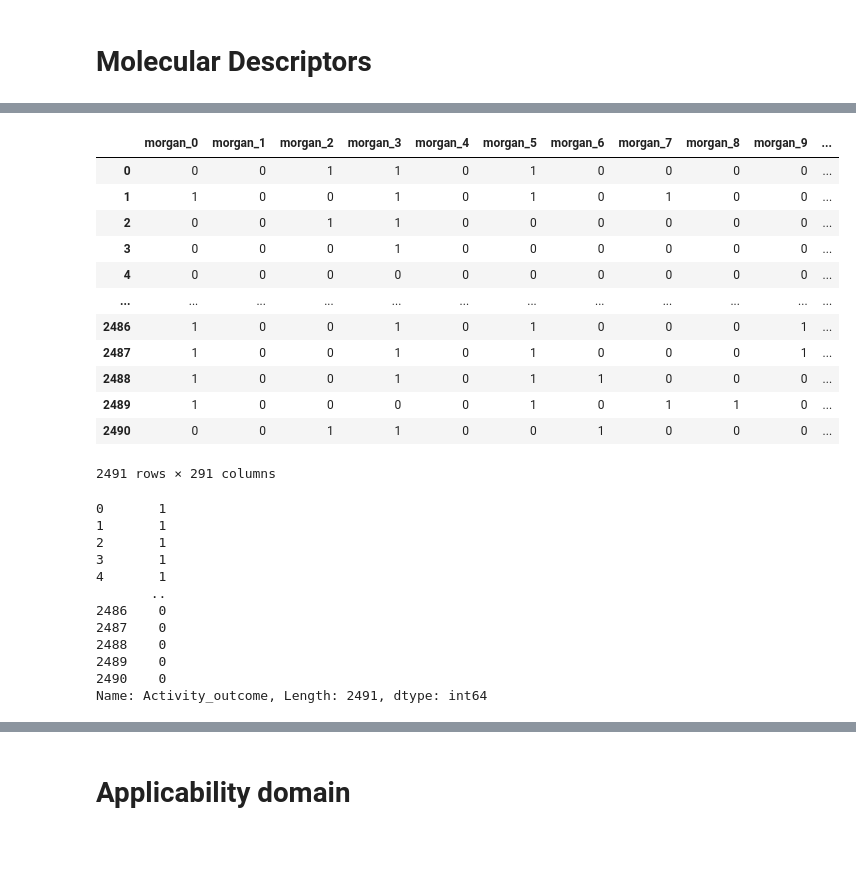
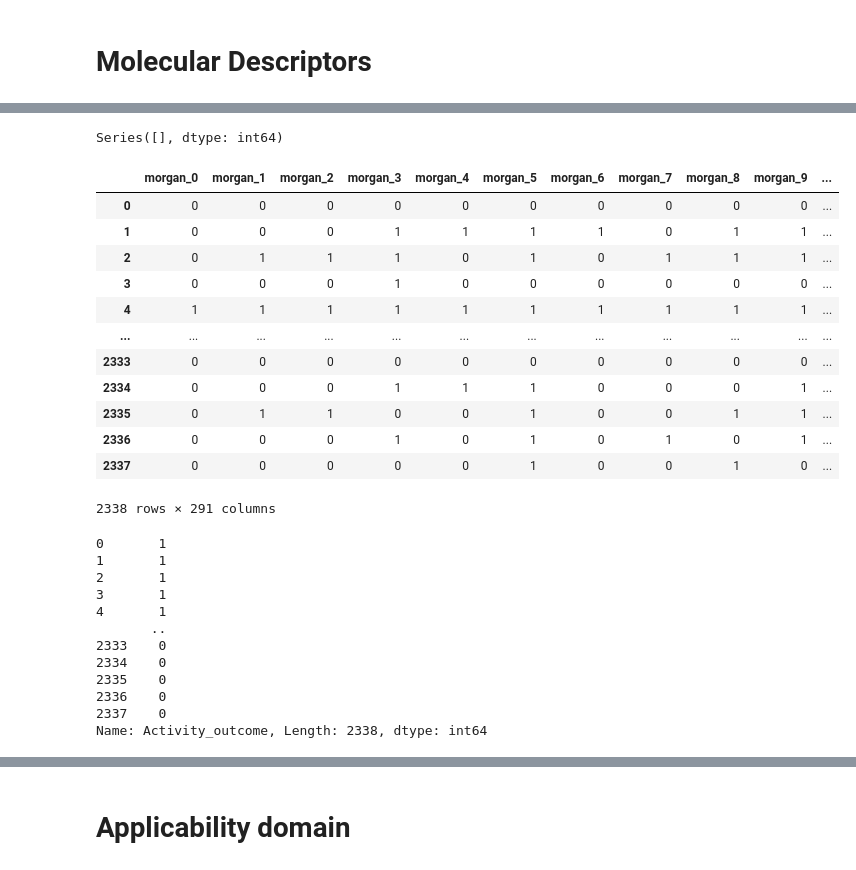
Before and after one commit to EugeneLamptey/VP16, a Jupyter notebook: Data_preparation1.ipynb, the cells around one changed output, grey strips where cells are left out. Drawn from its saved outputs; the diff is of its cells as text; code cells hidden in the pictures.

```diff
--- a/Data_preparation1.ipynb
+++ b/Data_preparation1.ipynb
@@ -245,0 +274,4 @@ def maccs_fps(mols):
+# %%
+url = "https://raw.githubusercontent.com/Ghaby-X/VP16-inhibitors-pred/main/Assayresults_preprocessed.csv"
+df = pd.read_csv(url)
+df
@@ -246,3 +292,6 @@ def maccs_fps(mols):
+# %%
+smiles_list = df['Canonical_smiles'].to_list()  # convert the Canonical Smiles columns to a list
+mols = [Chem.MolFromSmiles(smi) for smi in smiles_list] # generates the 2D structures of molecular smiles
 # %%
 df_maccsfps = maccs_fps(mols)
 df_morganfps = morgan_fps(mols)
@@ -277,8 +298,5 @@ df_morganfps = morgan_fps(mols)
-# %%
-df_maccsfps = maccs_fps(mols)
-df_morganfps = morgan_fps(mols)
 # %%
-df = df_morganfps.join(df_maccsfps)
-df
+df1 = df_morganfps.join(df_maccsfps)
+df1
 # %% [output]
 |  | morgan_0 | morgan_1 | morgan_2 | morgan_3 | morgan_4 | morgan_5 | morgan_6 | morgan_7 | morgan_8 | morgan_9 | ... |
@@ -312,22 +315,26 @@ Length: 291, dtype: int64
+# %%
+df1.isnull().sum()[df1.isnull().sum() != 0]
+# %% [output]
+Series([], dtype: int64)
 # %%
-X = df
+X = df1
 X
 # %% [output]
 |  | morgan_0 | morgan_1 | morgan_2 | morgan_3 | morgan_4 | morgan_5 | morgan_6 | morgan_7 | morgan_8 | morgan_9 | ... |
-| 0 | 0 | 0 | 1 | 1 | 0 | 1 | 0 | 0 | 0 | 0 | ... |
-| 1 | 1 | 0 | 0 | 1 | 0 | 1 | 0 | 1 | 0 | 0 | ... |
-| 2 | 0 | 0 | 1 | 1 | 0 | 0 | 0 | 0 | 0 | 0 | ... |
+| 0 | 0 | 0 | 0 | 0 | 0 | 0 | 0 | 0 | 0 | 0 | ... |
+| 1 | 0 | 0 | 0 | 1 | 1 | 1 | 1 | 0 | 1 | 1 | ... |
+| 2 | 0 | 1 | 1 | 1 | 0 | 1 | 0 | 1 | 1 | 1 | ... |
 | 3 | 0 | 0 | 0 | 1 | 0 | 0 | 0 | 0 | 0 | 0 | ... |
-| 4 | 0 | 0 | 0 | 0 | 0 | 0 | 0 | 0 | 0 | 0 | ... |
+| 4 | 1 | 1 | 1 | 1 | 1 | 1 | 1 | 1 | 1 | 1 | ... |
 | ... | ... | ... | ... | ... | ... | ... | ... | ... | ... | ... | ... |
-| 2486 | 1 | 0 | 0 | 1 | 0 | 1 | 0 | 0 | 0 | 1 | ... |
-| 2487 | 1 | 0 | 0 | 1 | 0 | 1 | 0 | 0 | 0 | 1 | ... |
-| 2488 | 1 | 0 | 0 | 1 | 0 | 1 | 1 | 0 | 0 | 0 | ... |
-| 2489 | 1 | 0 | 0 | 0 | 0 | 1 | 0 | 1 | 1 | 0 | ... |
-| 2490 | 0 | 0 | 1 | 1 | 0 | 0 | 1 | 0 | 0 | 0 | ... |
+| 2333 | 0 | 0 | 0 | 0 | 0 | 0 | 0 | 0 | 0 | 0 | ... |
+| 2334 | 0 | 0 | 0 | 1 | 1 | 1 | 0 | 0 | 0 | 1 | ... |
+| 2335 | 0 | 1 | 1 | 0 | 0 | 1 | 0 | 0 | 1 | 1 | ... |
+| 2336 | 0 | 0 | 0 | 1 | 0 | 1 | 0 | 1 | 0 | 1 | ... |
+| 2337 | 0 | 0 | 0 | 0 | 0 | 1 | 0 | 0 | 1 | 0 | ... |
-2491 rows × 291 columns
+2338 rows × 291 columns
 # %%
-y = data1["Activity_outcome"]
+y = df["Activity_outcome"]
 y
 # %% [output]
 0       1
@@ -336,12 +343,12 @@ y
 3       1
 4       1
        ..
-2486    0
-2487    0
-2488    0
-2489    0
-2490    0
-Name: Activity_outcome, Length: 2491, dtype: int64
+2333    0
+2334    0
+2335    0
+2336    0
+2337    0
+Name: Activity_outcome, Length: 2338, dtype: int64
 # %%
 #Splitting our data into train and test data using train_test_split module
 
```
Also changed, not shown: parts of 21 cells of this notebook.
